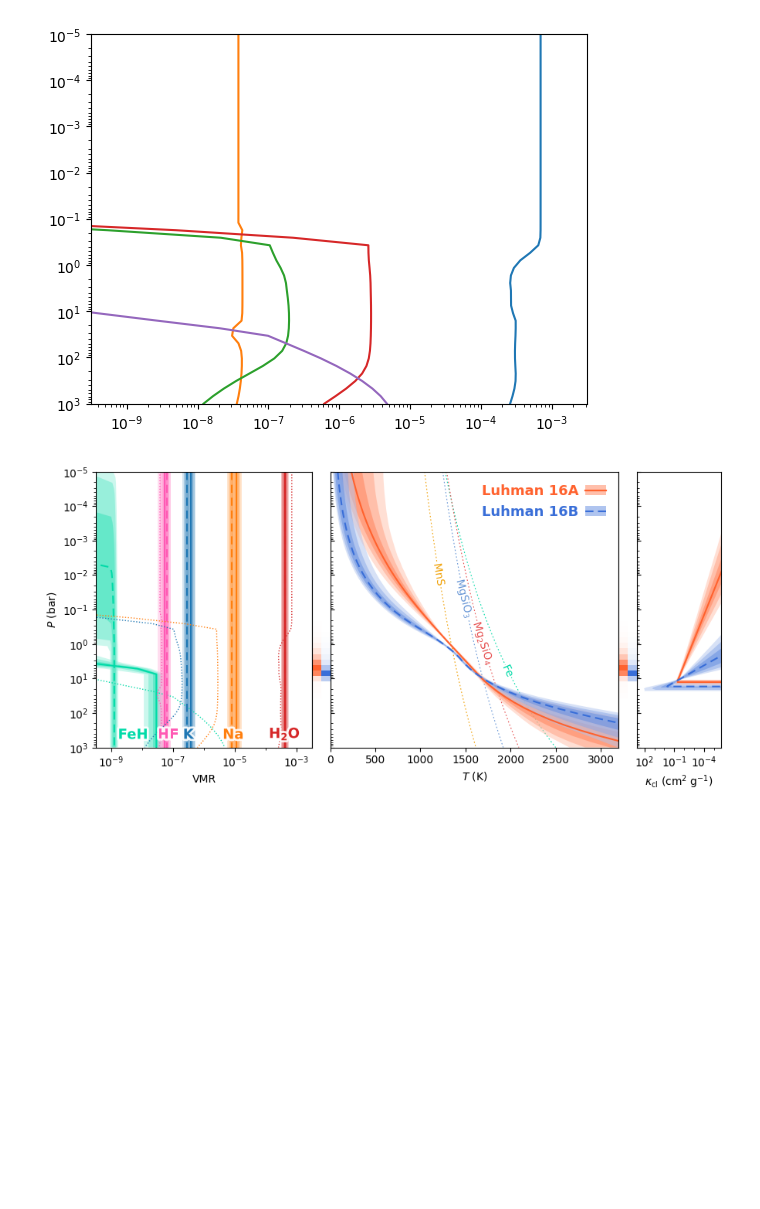
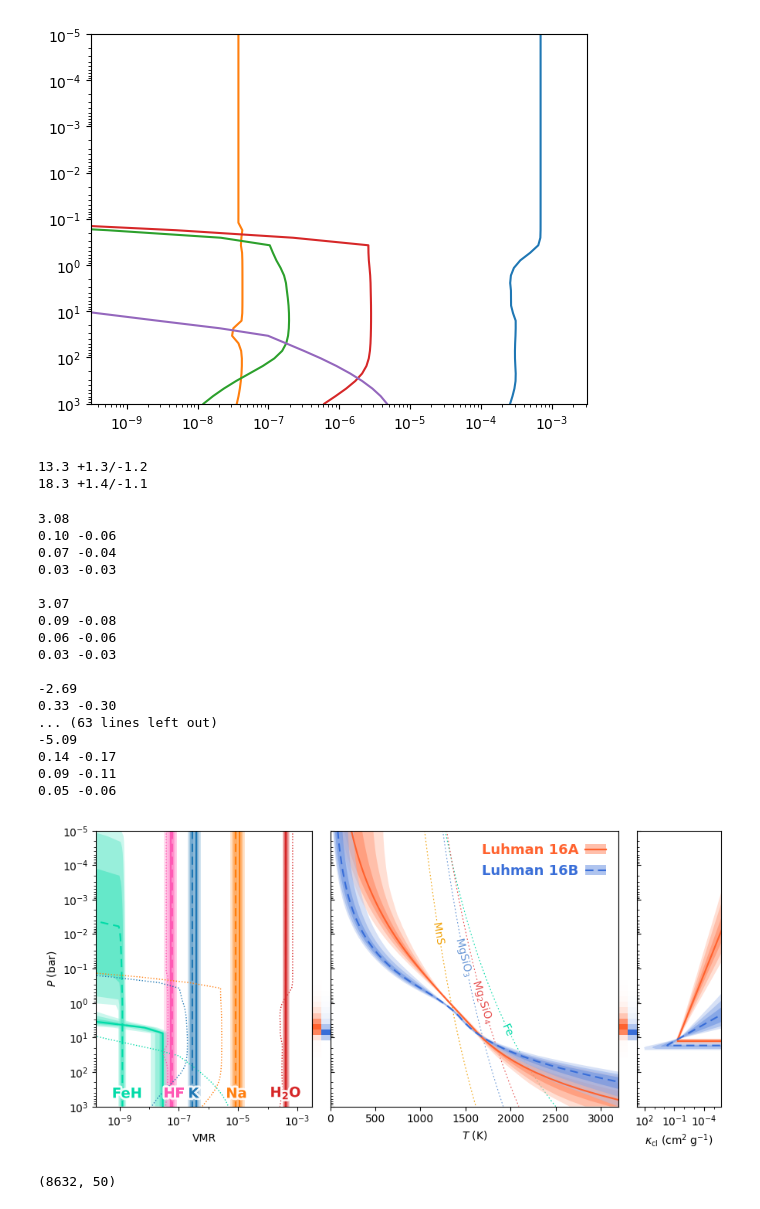
Before and after one commit to samderegt/retrieval_base, a Jupyter notebook: Luhman_16/figures/plot_J_band_profiles.ipynb, the cells around one changed output. Saved outputs shown, nothing was run; the diff lists cells and outputs as text; code cells hidden in the pictures; blank space fills up the shorter version.

```diff
--- a/Luhman_16/figures/plot_J_band_profiles.ipynb
+++ b/Luhman_16/figures/plot_J_band_profiles.ipynb
@@ -220,6 +315,14 @@ def plot_envelopes(
 
         line, = ax.plot(x[idx_m], y, **median_kwargs)
 
+        m = np.mean(x[idx_m])
+        print('{:.2f}'.format(np.log10(m)))
+        for i, (idx_l, idx_u) in enumerate(x_indices):
+            u = np.mean(x[idx_u])
+            l = np.mean(x[idx_l])
+            print('{:.2f}'.format(np.log10(u)-np.log10(m)), '{:.2f}'.format(np.log10(l)-np.log10(m)))
+        print()
+
     return (line, patch, line)
 
 def posterior_to_envelope(posterior, q=0.5+1/2*np.array([-0.997,-0.95,-0.68,0.,0.68,0.95,0.997])):
@@ -236,6 +339,9 @@ def get_fine_cloud_posterior(Res, indices=[6,7,8], N=250):
     P_cl_0 = 10**Res.posterior[:,indices[1]]
     f_sed  = Res.posterior[:,indices[2]]
 
+    #print(P_cl_0)
+    print('{:.1f} +{:.1f}/{:.1f}'.format(np.median(P_cl_0), *np.quantile(P_cl_0, q=[0.84,0.16])-np.median(P_cl_0)))
+
     kappa_fine = kappa_cl_0[:,None] * (pressure_fine/P_cl_0[:,None])**f_sed[:,None]
     kappa_fine[pressure_fine>P_cl_0[:,None]] = 0.
 
@@ -243,6 +349,9 @@ def get_fine_cloud_posterior(Res, indices=[6,7,8], N=250):
 
 pressure_fine, A_cloud_posterior_fine = get_fine_cloud_posterior(A)
 pressure_fine, B_cloud_posterior_fine = get_fine_cloud_posterior(B)
+# %% [output]
+13.3 +1.3/-1.2
+18.3 +1.4/-1.1
 # %%
 fig = plt.figure(figsize=(9,4.3))
 gs = fig.add_gridspec(
@@ -329,7 +438,7 @@ ax_cl.set_xticks([1e1,1e0,1e-2,1e-3,1e-5], labels=[], minor=True)
 
 # VMRs
 c_species = {'HF':'#FF59B4', 'FeH':'#00DBA8', 'H2O':'C3', 'K':'C0', 'Na':'C1'}
-dx_species = {'HF':+0.35, 'FeH':-0.4, 'H2O':0.0, 'K':-0.05, 'Na':-0.05}
+dx_species = {'HF':+0.35, 'FeH':-0.85, 'H2O':0.0, 'K':-0.05, 'Na':-0.05}
 for i, species_i in enumerate(A.Chem['J1226_1'].species):
 
     if species_i in ['H2', 'He']:
@@ -340,43 +449,78 @@ for i, species_i in enumerate(A.Chem['J1226_1'].species):
     env_colors_i = cmap([0.4,0.6,0.8])
     env_colors_i[:,3] = 0.5
 
+    print(species_i, 'A')
     plot_envelopes(
         ax_VMR, A.Chem['J1226_1'].pressure, x=A.Chem['J1226_1'].VMRs_posterior[species_i],
         colors=env_colors_i, median_kwargs={'color':c_i, 'lw':lw_m}
         #x_indices=[(2,4)], colors=[env_colors_i[-1]], median_kwargs={'color':c_i, 'lw':lw_m}
         #x_indices=[(0,6)], colors=[env_colors_i[1]], median_kwargs={'color':c_i, 'lw':lw_m}
         )
+    print(species_i, 'B')
     plot_envelopes(
         ax_VMR, B.Chem['J1226_1'].pressure, x=B.Chem['J1226_1'].VMRs_posterior[species_i],
         colors=env_colors_i, median_kwargs={'color':c_i, 'lw':lw_m, 'ls':(0,(5,3))}
         #x_indices=[(2,4)], colors=[env_colors_i[-1]], median_kwargs={'color':c_i, 'lw':lw_m, 'ls':(0,(5,3))}
         #x_indices=[(0,6)], colors=[env_colors_i[1]], median_kwargs={'color':c_i, 'lw':lw_m, 'ls':(0,(5,3))}
         )
 
     hill_i = B.Chem['J1226_1'].hill[i]
     ax_VMR.plot(FC_VMR[hill_i], B.PT['J1226_1'].pressure, c=c_i, lw=1, ls=':')
 
     x_i = A.Chem['J1226_1'].VMRs_posterior[species_i][0,-1]
     x_i = 10**(np.log10(x_i) + dx_species.get(species_i,0))
 
     if species_i == 'H2O':
         species_i = r'$\mathrm{\bf H_2O}$'
 
     ax_VMR.annotate(
         species_i, xy=(x_i, 0.02), xycoords=ax_VMR.get_xaxis_transform(), zorder=3, clip_on=True,
         ha='center', va='bottom', c=c_i, fontsize=13, fontweight='bold',
         path_effects=[pe.withStroke(linewidth=4, foreground='w', alpha=0.9)],
     )
 
 ax_VMR.set(
     yscale='log', ylim=(1e3,1e-5), ylabel=r'$P\ (\mathrm{bar})$',
-    xscale='log', xlim=(10**(-9.5),10**(-2.5)), xlabel=r'VMR',
+    #xscale='log', xlim=(10**(-9.5),10**(-2.5)), xlabel=r'VMR',
+    xscale='log', xlim=(10**(-9.8),10**(-2.5)), xlabel=r'VMR',
     )
 ax_VMR.set_xticks([1e-9,1e-7,1e-5,1e-3], minor=False)
 ax_VMR.set_xticks([1e-8,1e-6,1e-4,1e-3], labels=[], minor=True)
 
+'''
+path = 'PT_profiles/t1300g3160nc_m0.0_co1.0.pt'
+data = np.loadtxt(path, skiprows=2)
+ax_PT.plot(data[:,2], data[:,1], c='k')
+
+path = 'PT_profiles/t1300g3160f4_m0.0_co1.0.pt'
+data = np.loadtxt(path, skiprows=2)
+ax_PT.plot(data[:,2], data[:,1], c='k', ls='--')
+'''
+
 plt.subplots_adjust(left=0.08, bottom=0.13, top=0.96, right=0.98)
 plt.savefig(f'./plots/J_band_profiles_new.pdf')
 plt.show()
 # %% [output]
+3.08
+0.10 -0.06
+0.07 -0.04
+0.03 -0.03
+
+3.07
+0.09 -0.08
+0.06 -0.06
+0.03 -0.03
+
+-2.69
+0.33 -0.30
+... (63 lines left out)
+-5.09
+0.14 -0.17
+0.09 -0.11
+0.05 -0.06
-[figure, old version]
+[figure, new version]
+# %%
+#A.Chem['J1226_1'].VMRs_posterior['H2O']
+np.quantile()
+# %% [output]
+(8632, 50)
```
Also changed, not shown: parts of 5 cells of this notebook, 7 other files.
